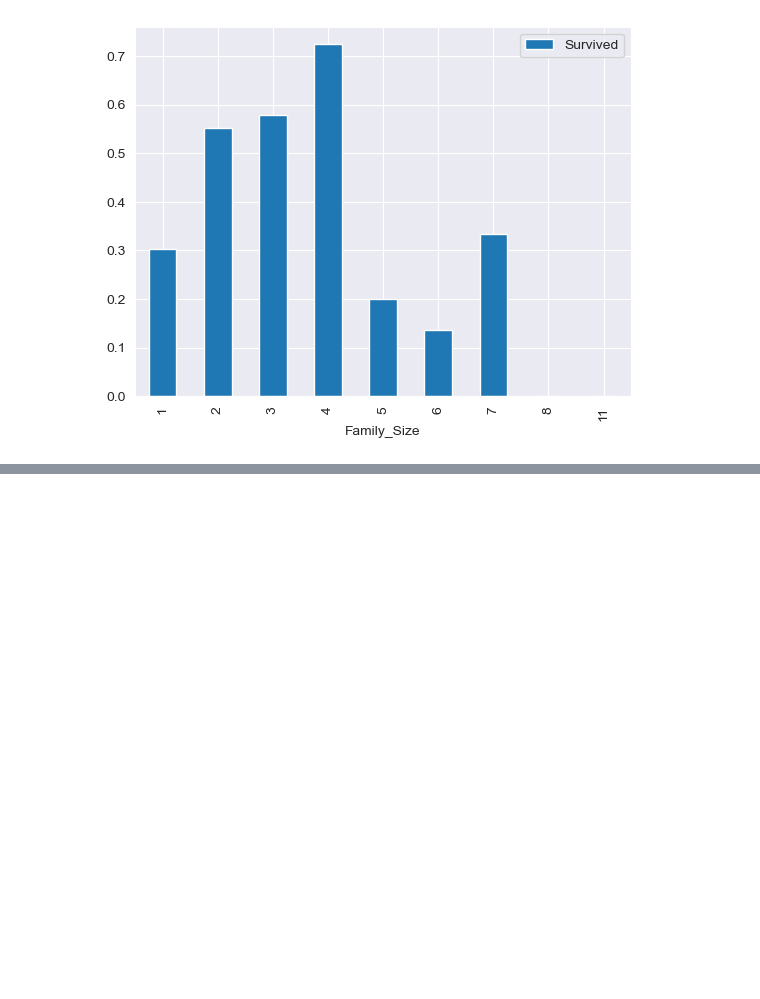
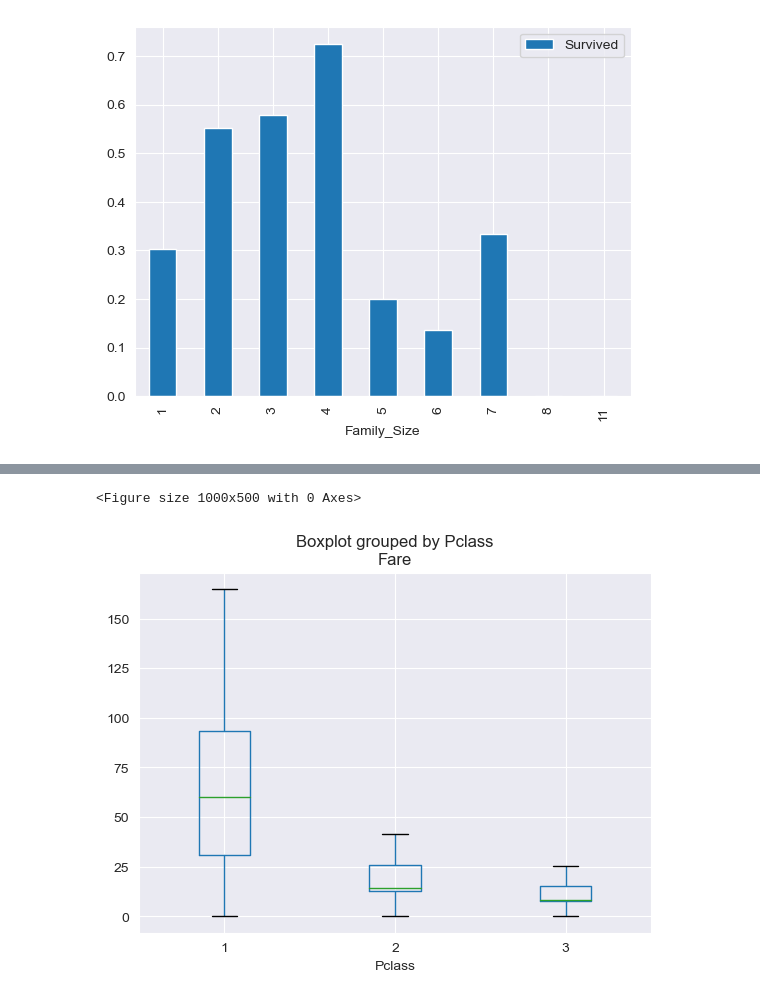
Before and after one commit to YulinCHEN-CS/Titanic, a Jupyter notebook: titanic_data.ipynb, the cells around one changed output, grey strips where cells are left out. Cells and saved outputs as stored; diff of their text form; code cells hidden in the pictures; blank space fills up the shorter version.

```diff
--- a/titanic_data.ipynb
+++ b/titanic_data.ipynb
@@ -275,0 +283,8 @@ train_data[['Family_Size', 'Survived']].groupby('Family_Size').mean().plot.bar()
+# %%
+#Ticket price and pclass
+plt.figure(figsize=(10, 5))
+train_data.boxplot(column='Fare', by='Pclass', showfliers=False)
+plt.show()
+# %% [output]
+<Figure size 1000x500 with 0 Axes>
+[figure, added]
```
Also changed, not shown: parts of 6 cells of this notebook.
